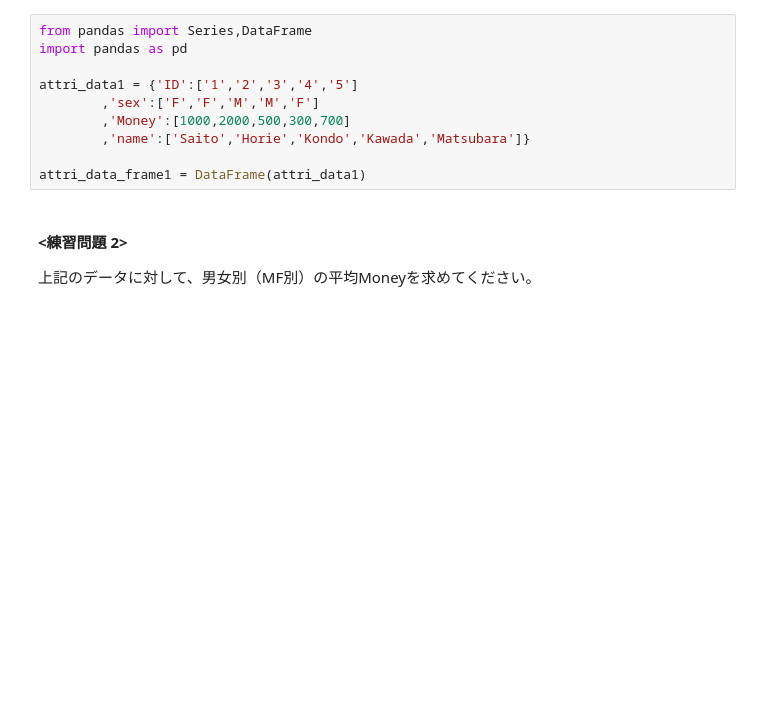
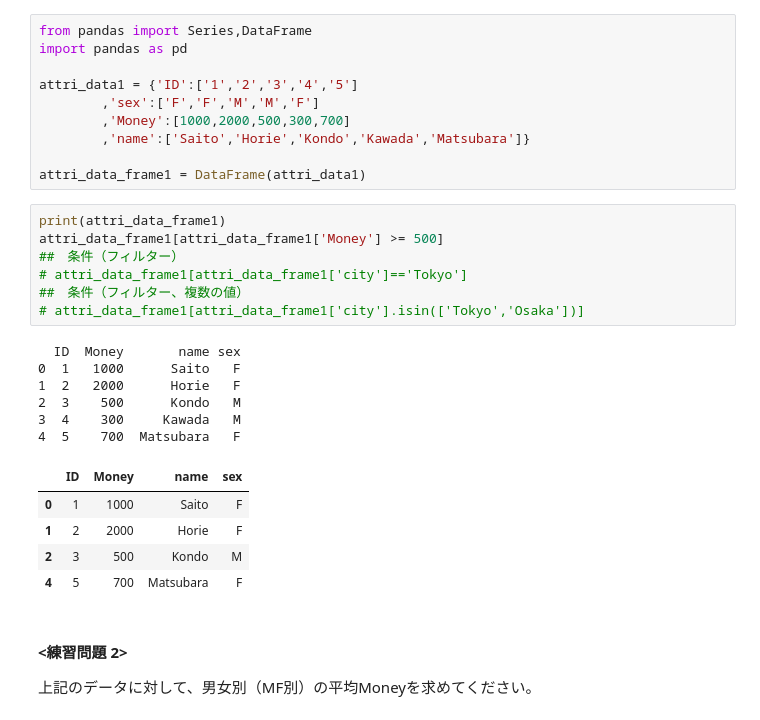
Before and after one commit to modeverv/01_byosoku_deeplearning, a Jupyter notebook: Chapter2_ver2.ipynb, the cells around one changed output. Drawn from its saved outputs; the diff is of its cells as text; blank space fills up the shorter version.

```diff
--- a/Chapter2_ver2.ipynb
+++ b/Chapter2_ver2.ipynb
@@ -621,6 +778,25 @@ attri_data1 = {'ID':['1','2','3','4','5']
         ,'name':['Saito','Horie','Kondo','Kawada','Matsubara']}
 
 attri_data_frame1 = DataFrame(attri_data1)
+# %%
+print(attri_data_frame1)
+attri_data_frame1[attri_data_frame1['Money'] >= 500]
+##　条件（フィルター）
+# attri_data_frame1[attri_data_frame1['city']=='Tokyo']
+##　条件（フィルター、複数の値）
+# attri_data_frame1[attri_data_frame1['city'].isin(['Tokyo','Osaka'])]
+# %% [output]
+  ID  Money       name sex
+0  1   1000      Saito   F
+1  2   2000      Horie   F
+2  3    500      Kondo   M
+3  4    300     Kawada   M
+4  5    700  Matsubara   F
+|  | ID | Money | name | sex |
+| 0 | 1 | 1000 | Saito | F |
+| 1 | 2 | 2000 | Horie | F |
+| 2 | 3 | 500 | Kondo | M |
+| 4 | 5 | 700 | Matsubara | F |
 # %% [markdown]
 #### <練習問題 2>
 
```
Also changed, not shown: parts of 27 cells of this notebook.
